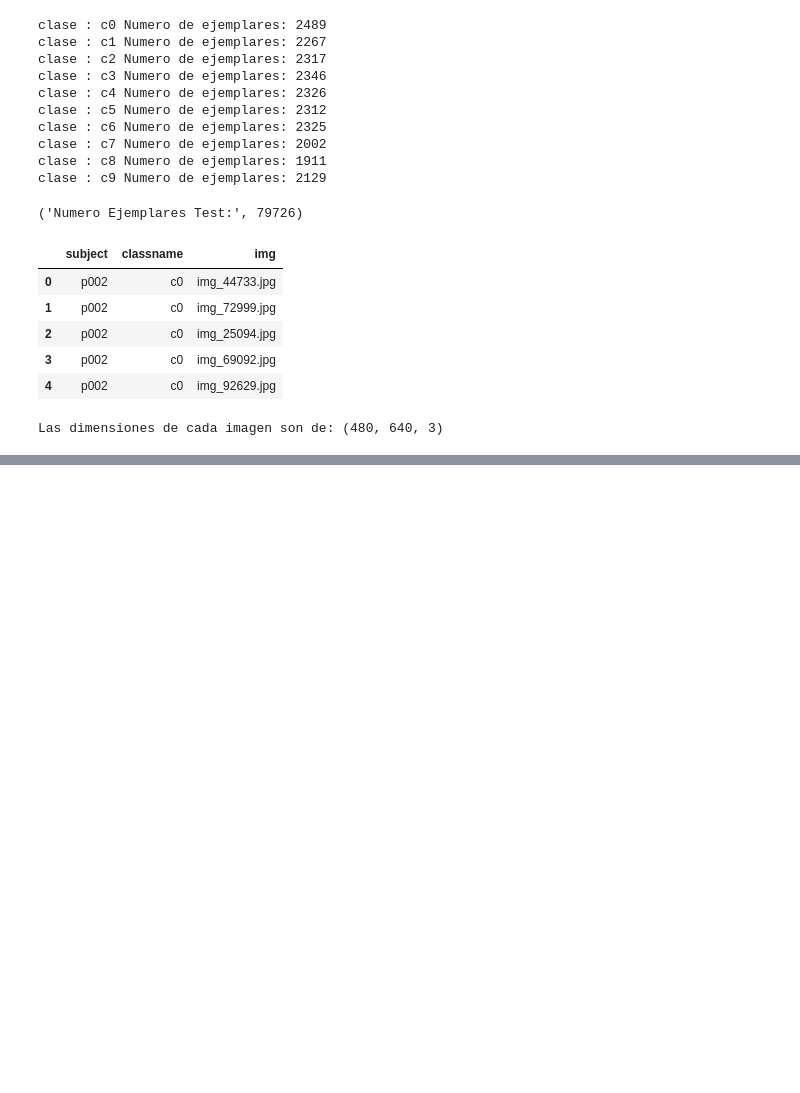
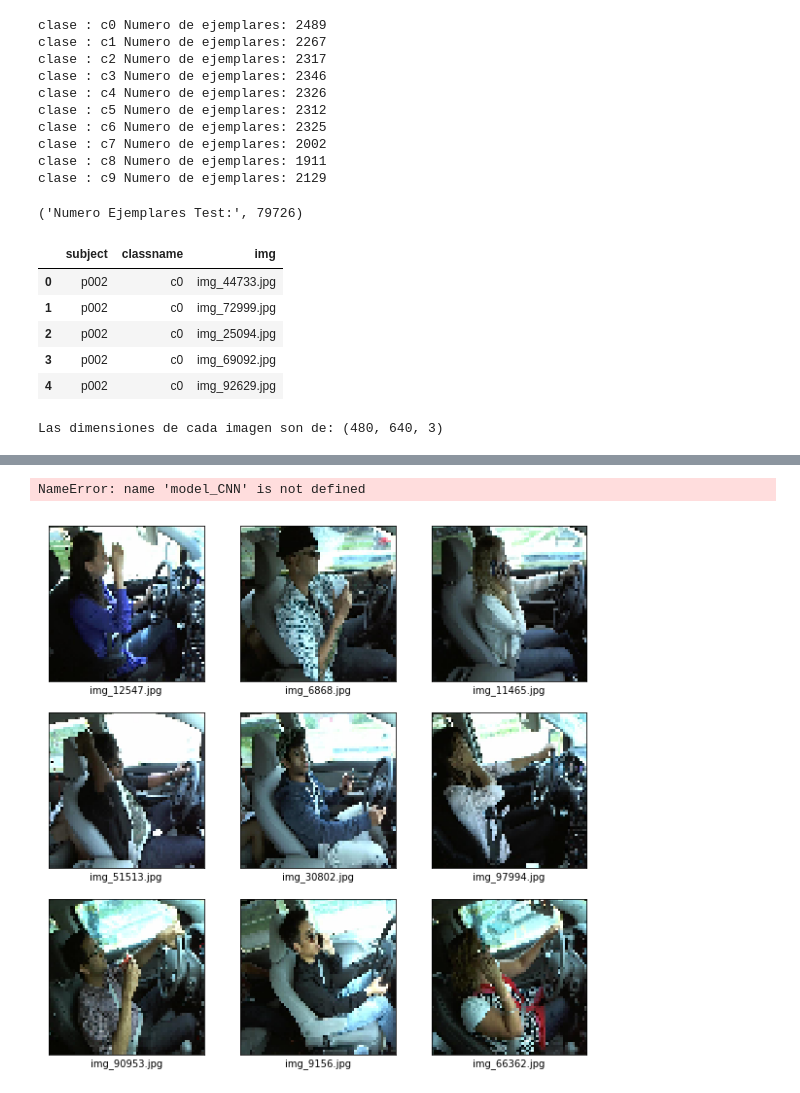
Before and after one commit to pecons/proyectoCV, a Jupyter notebook: notebooks/Data Testing.ipynb, the cells around one changed output, grey strips where cells are left out. Drawn from its saved outputs; the diff is of its cells as text; code cells hidden in the pictures; blank space fills up the shorter version.

```diff
--- a/notebooks/Data Testing.ipynb
+++ b/notebooks/Data Testing.ipynb
@@ -100,0 +143,22 @@ for i in range(9):
+# %%
+history = model_CNN.fit(X_train,y_train, epochs=5, batch_size=60)
+# %% [output]
+NameError: name 'model_CNN' is not defined
+# %%
+X_test=[]
+test_images=np.random.choice(test_images_names,9)
+for i in test_images:
+    temp_image=cv.cvtColor(cv.imread(path_test_images+i), cv.COLOR_BGR2RGB)
+    X_test.append(cv.resize(temp_image,(64,64),interpolation = cv.INTER_CUBIC))
+
+X_test=np.array(X_test)
+plt.figure(figsize=(10,10))
+for i in range(9):
+    plt.subplot(3,3,i+1)
+    plt.xticks([])
+    plt.yticks([])
+    plt.grid(False)
+    plt.imshow(X_test[i],cmap=plt.cm.binary)
+    plt.xlabel(test_images[i])
+# %% [output]
+[figure, added]
```
Also changed, not shown: parts of 9 cells of this notebook.
